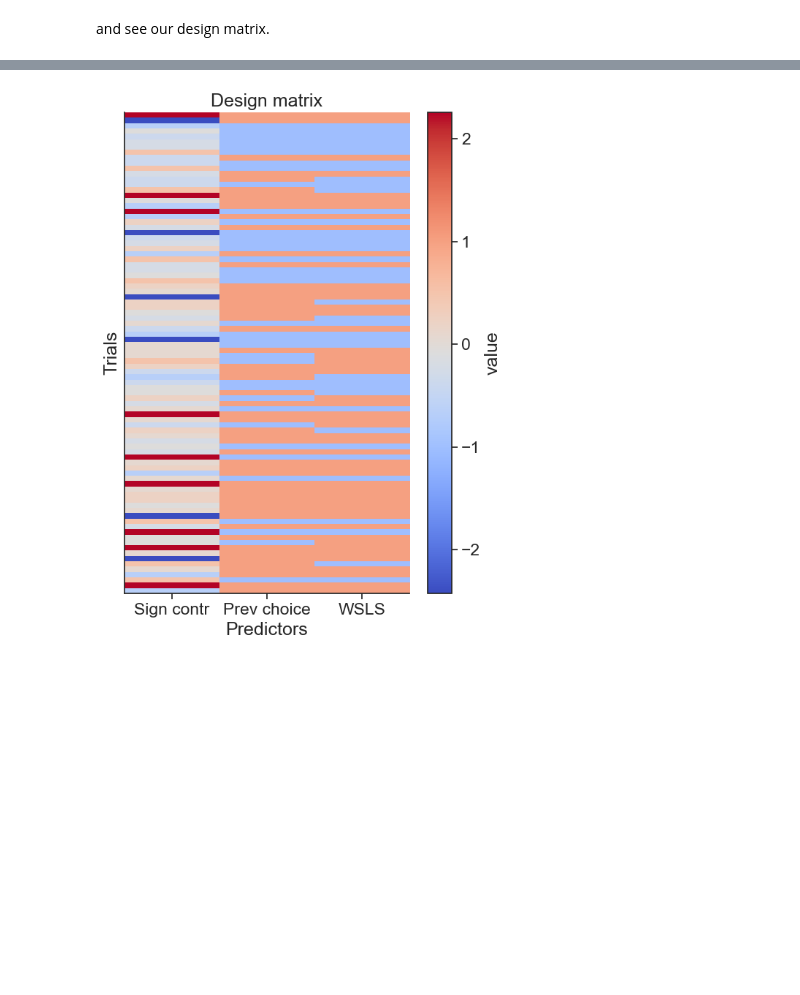
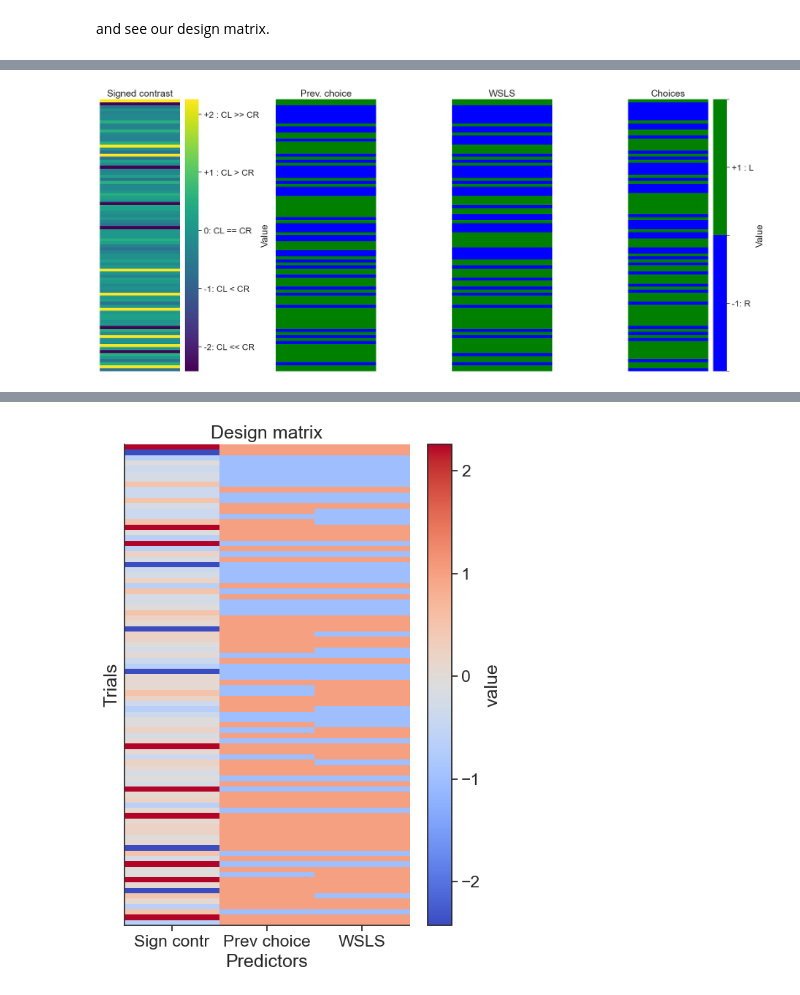
Before and after one commit to camila-maura/glm_hmm_notebook, a Jupyter notebook: scripts/01_ashwood_replication.ipynb, the cells around one changed output, grey strips where cells are left out. Saved outputs shown, nothing was run; the diff lists cells and outputs as text; code cells hidden in the pictures; blank space fills up the shorter version.

Commit message:
changed design matrix to separate binary from continuous variables

```diff
--- a/scripts/01_ashwood_replication.ipynb
+++ b/scripts/01_ashwood_replication.ipynb
@@ -316,0 +348,71 @@ and see our design matrix.
+# %%
+import matplotlib.pyplot as plt
+import seaborn as sns
+import matplotlib.colors as mcolors
+from matplotlib.colors import ListedColormap, BoundaryNorm
+
+fig, axes = plt.subplots(1, 4, figsize=(18
+                                        , 8), sharey=True)
+
+
+cols = ["Signed contrast", "Prev. choice", "WSLS"]
+
+# continuous normalization for col 0
+norm_cont = None  # let seaborn handle automatically
+
+# discrete normalization for cols 1 and 2
+cmap_bin = ListedColormap(["blue", "green"])
+norm_bin = BoundaryNorm([-2, 0,2], cmap_bin.N)
+
+for i, col in enumerate(cols):
+
+    is_continuous = (i == 0)
+
+    sns.heatmap(
+        normalized_inpt[:, [i]],
+        ax=axes[i],
+        cmap="viridis" if is_continuous else cmap_bin,
+        norm=norm_cont if is_continuous else norm_bin,
+        cbar=(i == 0),
+        cbar_kws={"label": "Value"} if i == 0 else None,
+    )
+
+    axes[i].set_title(col)
+    axes[i].set_xticks([])
+    axes[i].set_yticks([1, 45, 90])
+    axes[i].set_yticklabels([1, 45, 90] if i == 0 else [])
+
+# choices panel (also binary)
+sns.heatmap(
+    valid_choices.to_numpy().reshape(-1, 1),
+    ax=axes[3],
+    cmap=cmap_bin,
+    norm=norm_bin,
+    cbar=True,
+    cbar_kws={"label": "Value"}#, "ticks": [-1, 1]},
+
+)
+
+axes[3].set_title("Choices")
+axes[3].set_xticks([])
+axes[3].set_yticks([])
+
+c_bar = axes[3].collections[0].colorbar
+c_bar.set_ticks([-1, 0, 1])
+c_bar.set_ticklabels(['-1: R', '', '+1 : L'])
+
+c_bar = axes[0].collections[0].colorbar
+c_bar.set_ticks([-2, -1, 0, 1, 2])
+c_bar.set_ticklabels(
+    ['-2: CL << CR ',
+     '-1: CL < CR',
+     '0: CL == CR',
+     '+1 : CL > CR',
+     '+2 : CL >> CR',
+
+])
+
+plt.tight_layout()
+plt.show()
+# %% [output]
+[figure, added]
```
Also changed, not shown: parts of 2 cells of this notebook, 1 other file.
